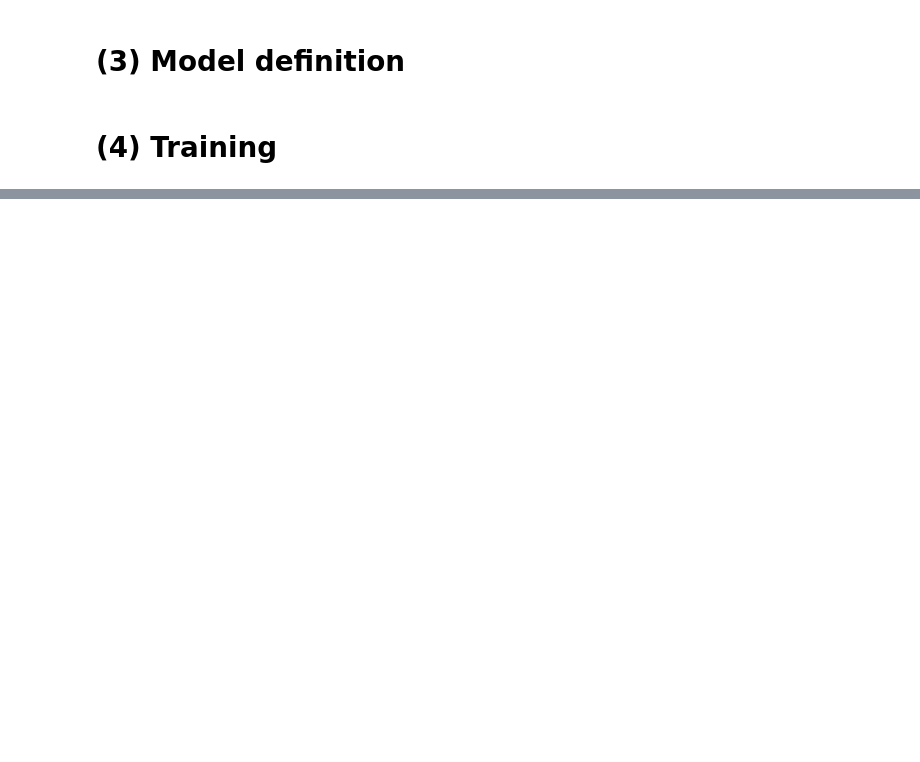
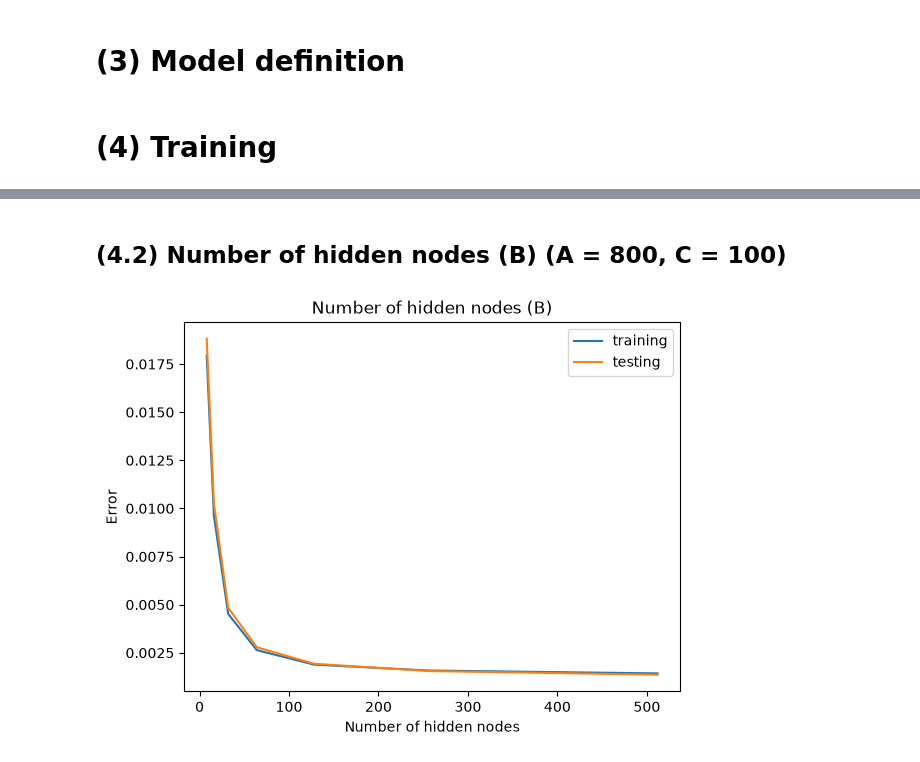
Before and after one commit to Cgtho/DeepLearning_Group, a Jupyter notebook: BTL03/1. MLP/Func_apxm_MLP.ipynb, the cells around one changed output, grey strips where cells are left out. Saved outputs shown, nothing was run; the diff lists cells and outputs as text; code cells hidden in the pictures; blank space fills up the shorter version.

```diff
--- a/BTL03/1. MLP/Func_apxm_MLP.ipynb
+++ b/BTL03/1. MLP/Func_apxm_MLP.ipynb
@@ -97,0 +139,34 @@ plt.show()
+# %% [markdown]
+## (4.2) Number of hidden nodes (B) (A = 800, C = 100)
+# %%
+train_error = []
+test_error = []
+B_array = []
+max_pool = min(1001, len(x_train))
+
+A = 800
+B = 8
+C = 100
+while B <= 512:
+    sel_indx = np.random.choice(np.arange(1, max_pool), size=A, replace=False)
+    tr_err, te_err = train_and_eval(
+        x_train_tensor[sel_indx], y_train_tensor[sel_indx],
+        x_test_tensor, y_test_tensor,
+        B=B, epochs=C, batch_size=128, lr=0.01
+    )
+    train_error.append(tr_err)
+    test_error.append(te_err)
+    B_array.append(B)
+
+    clear_output(wait=True)
+    plt.plot(B_array, train_error, label="training")
+    plt.plot(B_array, test_error, label="testing")
+    plt.legend()
+    plt.title("Number of hidden nodes (B)")
+    plt.xlabel("Number of hidden nodes")
+    plt.ylabel("Error")
+    plt.show()
+
+    B *= 2
+# %% [output]
+[figure, added]
```
Also changed, not shown: parts of 13 cells of this notebook, 1 other file.
